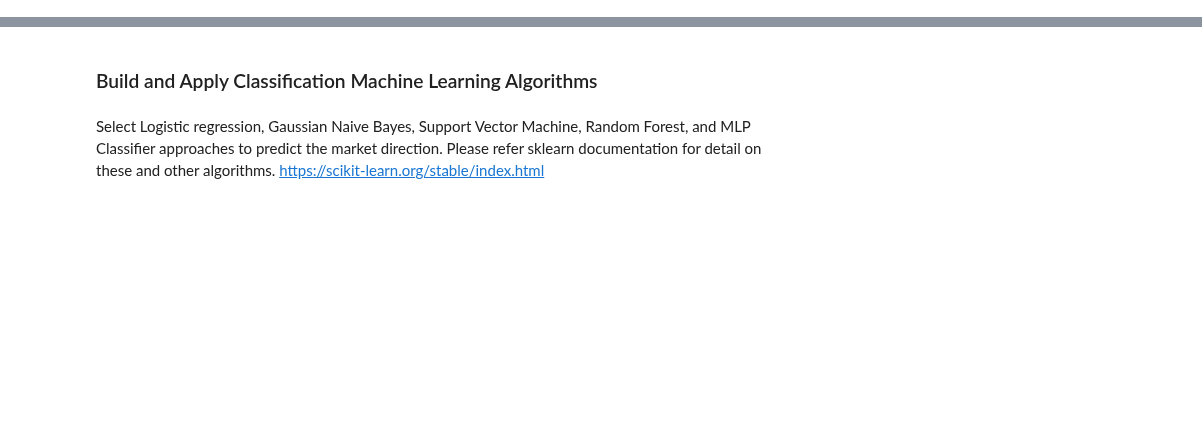
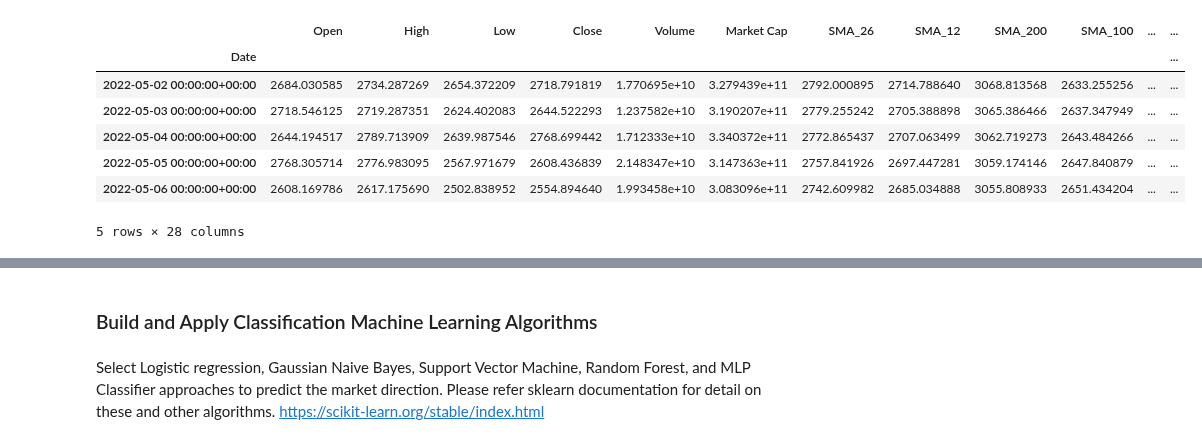
Before and after one commit to giocaizzi/surfingcrypto, a Jupyter notebook: notebooks/algotrading.ipynb, the cells around one changed output, grey strips where cells are left out. Drawn from its saved outputs; the diff is of its cells as text; code cells hidden in the pictures; blank space fills up the shorter version.

```diff
--- a/notebooks/algotrading.ipynb
+++ b/notebooks/algotrading.ipynb
@@ -246,0 +59,13 @@ cols_bin
+# %%
+f = BinaryLaggedFeatures(
+    ts,
+    indicators=[
+        "SMA_12_26_Signal",
+        "SMA_100_200_Signal",
+        "MACD_12_26_9_Signal",
+        "BBL_20_2_Signal",
+        "RSI_14_Signal",
+    ],
+    lags=[1, 2, 3, 7, 14],
+)
+f
@@ -246,0 +89,11 @@ cols_bin
+# %%
+f.df.tail()
+# %% [output]
+|  | Open | High | Low | Close | Volume | Market Cap | SMA_26 | SMA_12 | SMA_200 | SMA_100 | ... | ... |
+| Date |  |  |  |  |  |  |  |  |  |  |  | ... |
+| 2022-05-02 00:00:00+00:00 | 2684.030585 | 2734.287269 | 2654.372209 | 2718.791819 | 1.770695e+10 | 3.279439e+11 | 2792.000895 | 2714.788640 | 3068.813568 | 2633.255256 | ... | ... |
+| 2022-05-03 00:00:00+00:00 | 2718.546125 | 2719.287351 | 2624.402083 | 2644.522293 | 1.237582e+10 | 3.190207e+11 | 2779.255242 | 2705.388898 | 3065.386466 | 2637.347949 | ... | ... |
+| 2022-05-04 00:00:00+00:00 | 2644.194517 | 2789.713909 | 2639.987546 | 2768.699442 | 1.712333e+10 | 3.340372e+11 | 2772.865437 | 2707.063499 | 3062.719273 | 2643.484266 | ... | ... |
+| 2022-05-05 00:00:00+00:00 | 2768.305714 | 2776.983095 | 2567.971679 | 2608.436839 | 2.148347e+10 | 3.147363e+11 | 2757.841926 | 2697.447281 | 3059.174146 | 2647.840879 | ... | ... |
+| 2022-05-06 00:00:00+00:00 | 2608.169786 | 2617.175690 | 2502.838952 | 2554.894640 | 1.993458e+10 | 3.083096e+11 | 2742.609982 | 2685.034888 | 3055.808933 | 2651.434204 | ... | ... |
+5 rows × 28 columns
```
Also changed, not shown: parts of 29 cells of this notebook, 5 other files.
